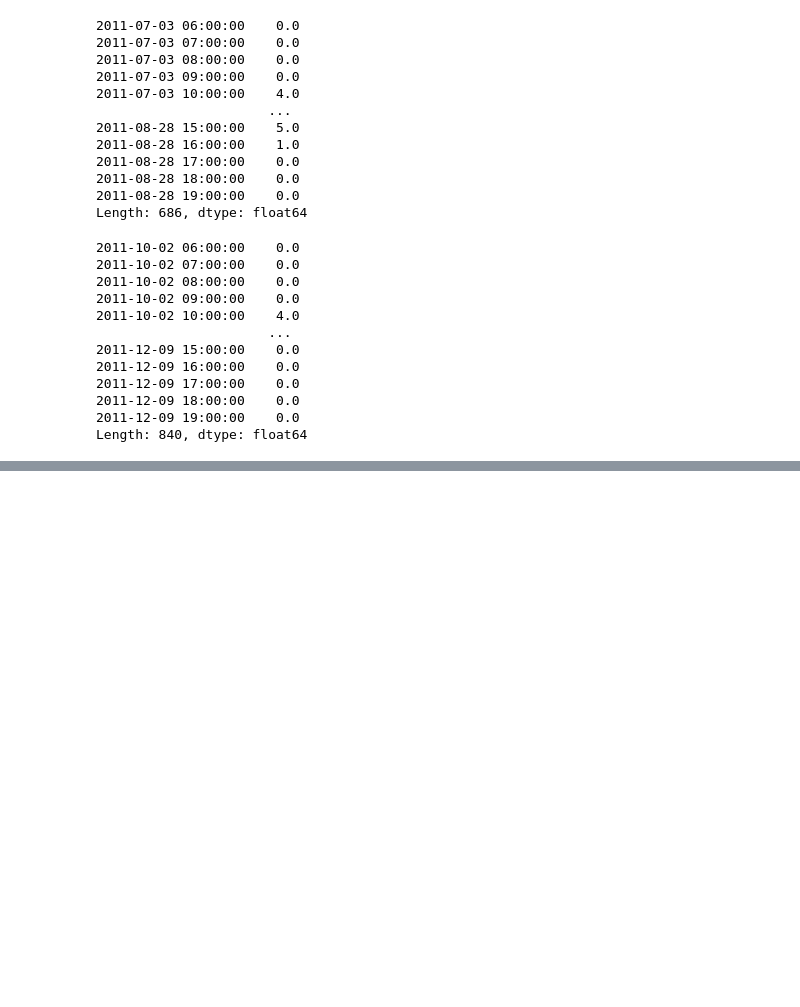
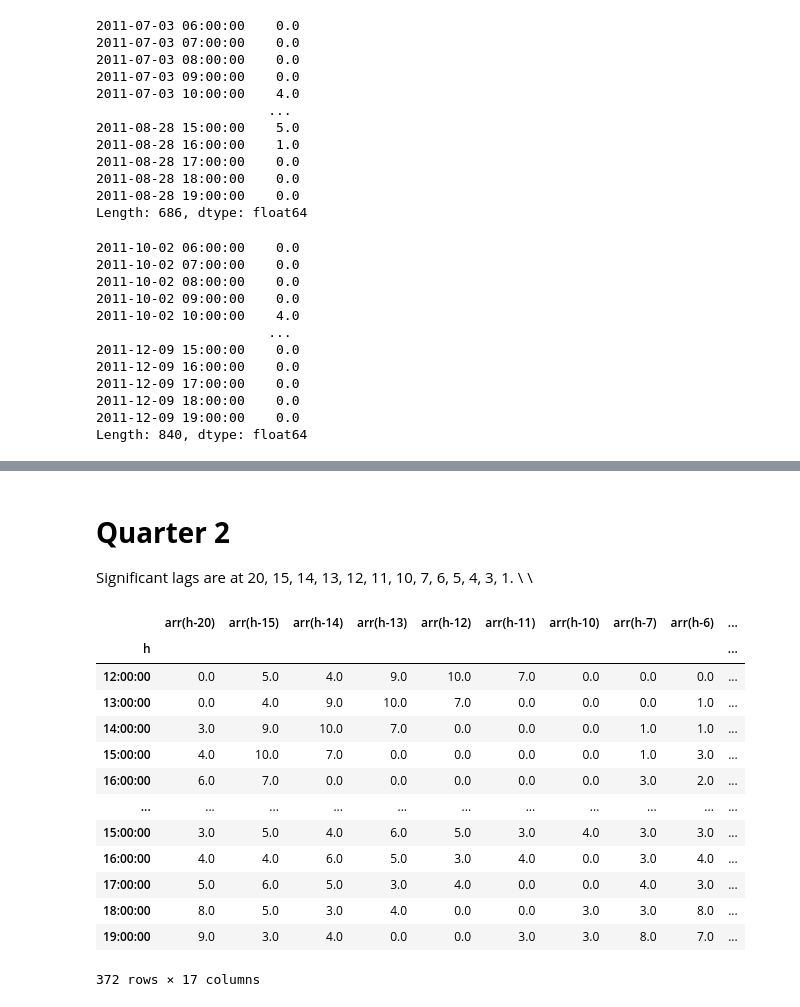
Before and after one commit to rajivsam/cmi_count_data_modeling, a Jupyter notebook: notebooks/week_4.ipynb, the cells around one changed output, grey strips where cells are left out. Drawn from its saved outputs; the diff is of its cells as text; code cells hidden in the pictures; blank space fills up the shorter version.

```diff
--- a/notebooks/week_4.ipynb
+++ b/notebooks/week_4.ipynb
@@ -1011,0 +1015,41 @@ df_Q1
+# %% [markdown]
+# **Quarter 2**
+Significant lags are at 20, 15, 14, 13, 12, 11, 10, 7, 6, 5, 4, 3, 1. \\
+  \\
+# %%
+data={'h':list(tsQ2.index.time)[20:len(tsQ2)],
+      'arr(h-20)':list(tsQ2)[:len(tsQ2)-20],
+      'arr(h-15)':list(tsQ2)[5:len(tsQ2)-15],
+      'arr(h-14)':list(tsQ2)[6:len(tsQ2)-14],
+      'arr(h-13)':list(tsQ2)[7:len(tsQ2)-13],
+      'arr(h-12)':list(tsQ2)[8:len(tsQ2)-12],
+      'arr(h-11)':list(tsQ2)[9:len(tsQ2)-11],
+      'arr(h-10)':list(tsQ2)[10:len(tsQ2)-10],
+      'arr(h-7)':list(tsQ2)[13:len(tsQ2)-7],
+      'arr(h-6)':list(tsQ2)[14:len(tsQ2)-6],
+      'arr(h-5)':list(tsQ2)[15:len(tsQ2)-5],
+      'arr(h-4)':list(tsQ2)[16:len(tsQ2)-4],
+      'arr(h-3)':list(tsQ2)[17:len(tsQ2)-3],
+      'arr(h-1)':list(tsQ2)[19:len(tsQ2)-1],
+      'Day':(list(tsQ2.index.day_name())[20:len(tsQ2)]),
+      'Week':pd.Series(list(tsQ2.index)[20:len(tsQ2)]).apply(lambda x:(x+datetime.timedelta(days=1)).week),
+      'Month':list(tsQ2.index.month)[20:len(tsQ2)],
+      'arr(h)':list(tsQ2)[20:len(tsQ2)]}
+df_Q2 = pd.DataFrame(data)
+df_Q2.set_index('h',inplace=True)
+df_Q2
+# %% [output]
+|  | arr(h-20) | arr(h-15) | arr(h-14) | arr(h-13) | arr(h-12) | arr(h-11) | arr(h-10) | arr(h-7) | arr(h-6) | ... |
+| h |  |  |  |  |  |  |  |  |  | ... |
+| 12:00:00 | 0.0 | 5.0 | 4.0 | 9.0 | 10.0 | 7.0 | 0.0 | 0.0 | 0.0 | ... |
+| 13:00:00 | 0.0 | 4.0 | 9.0 | 10.0 | 7.0 | 0.0 | 0.0 | 0.0 | 1.0 | ... |
+| 14:00:00 | 3.0 | 9.0 | 10.0 | 7.0 | 0.0 | 0.0 | 0.0 | 1.0 | 1.0 | ... |
+| 15:00:00 | 4.0 | 10.0 | 7.0 | 0.0 | 0.0 | 0.0 | 0.0 | 1.0 | 3.0 | ... |
+| 16:00:00 | 6.0 | 7.0 | 0.0 | 0.0 | 0.0 | 0.0 | 0.0 | 3.0 | 2.0 | ... |
+| ... | ... | ... | ... | ... | ... | ... | ... | ... | ... | ... |
+| 15:00:00 | 3.0 | 5.0 | 4.0 | 6.0 | 5.0 | 3.0 | 4.0 | 3.0 | 3.0 | ... |
+| 16:00:00 | 4.0 | 4.0 | 6.0 | 5.0 | 3.0 | 4.0 | 0.0 | 3.0 | 4.0 | ... |
+| 17:00:00 | 5.0 | 6.0 | 5.0 | 3.0 | 4.0 | 0.0 | 0.0 | 4.0 | 3.0 | ... |
+| 18:00:00 | 8.0 | 5.0 | 3.0 | 4.0 | 0.0 | 0.0 | 3.0 | 3.0 | 8.0 | ... |
+| 19:00:00 | 9.0 | 3.0 | 4.0 | 0.0 | 0.0 | 3.0 | 3.0 | 8.0 | 7.0 | ... |
+372 rows × 17 columns
```
Also changed, not shown: parts of 9 cells of this notebook.
